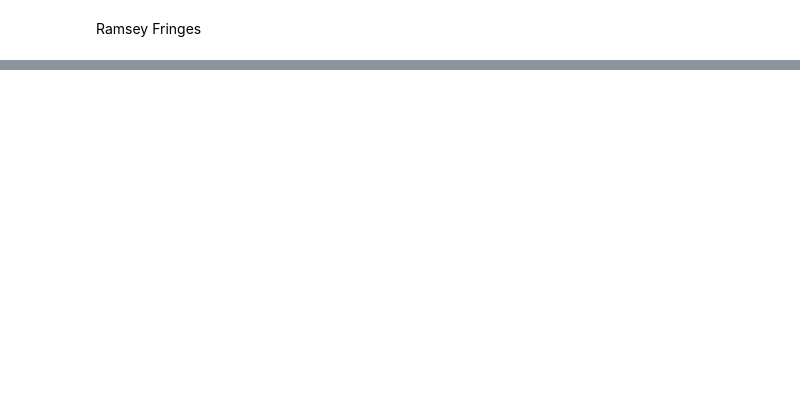
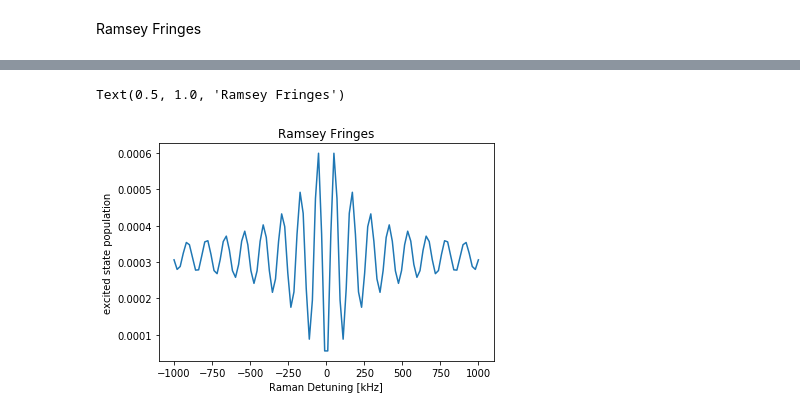
Before and after one commit to dahlia-ghoshal/cpt, a Jupyter notebook: ramsey_fringes.ipynb, the cells around one changed output, grey strips where cells are left out. Drawn from its saved outputs; the diff is of its cells as text; code cells hidden in the pictures; blank space fills up the shorter version.

```diff
--- a/ramsey_fringes.ipynb
+++ b/ramsey_fringes.ipynb
@@ -117,0 +89,21 @@ plt.plot(d1_0, pop33_avg.real)
+# %%
+# Generate Ramsey Fringes
+d=1000/1e3 #[MHz]
+steps=100
+detuning = np.linspace(-d,d,steps)
+tspan = (0,tmax)
+excited_state = []
+for d in detuning:
+    result = solve_ivp(lambda t,y: juneRamsey(t,y,w1,w2,d/2,d/2), tspan, P0,t_eval=[tmax])
+    #Note: the t_eval parameter just indicates at what time values the solution is stored
+    # we only are interested in the p33 population at the end of the Ramsey sequence so I set t_eval=[tmax]
+    p11,p22,p33,p12,p13,p23=result.y
+    excited_state.append(p33[0].real)
+
+plt.plot(detuning*1e3,excited_state)
+plt.xlabel("Raman Detuning [kHz]")
+plt.ylabel("excited state population")
+plt.title('Ramsey Fringes')
+# %% [output]
+Text(0.5, 1.0, 'Ramsey Fringes')
+[figure, added]
```
Also changed, not shown: parts of 10 cells of this notebook, 2 other files.
